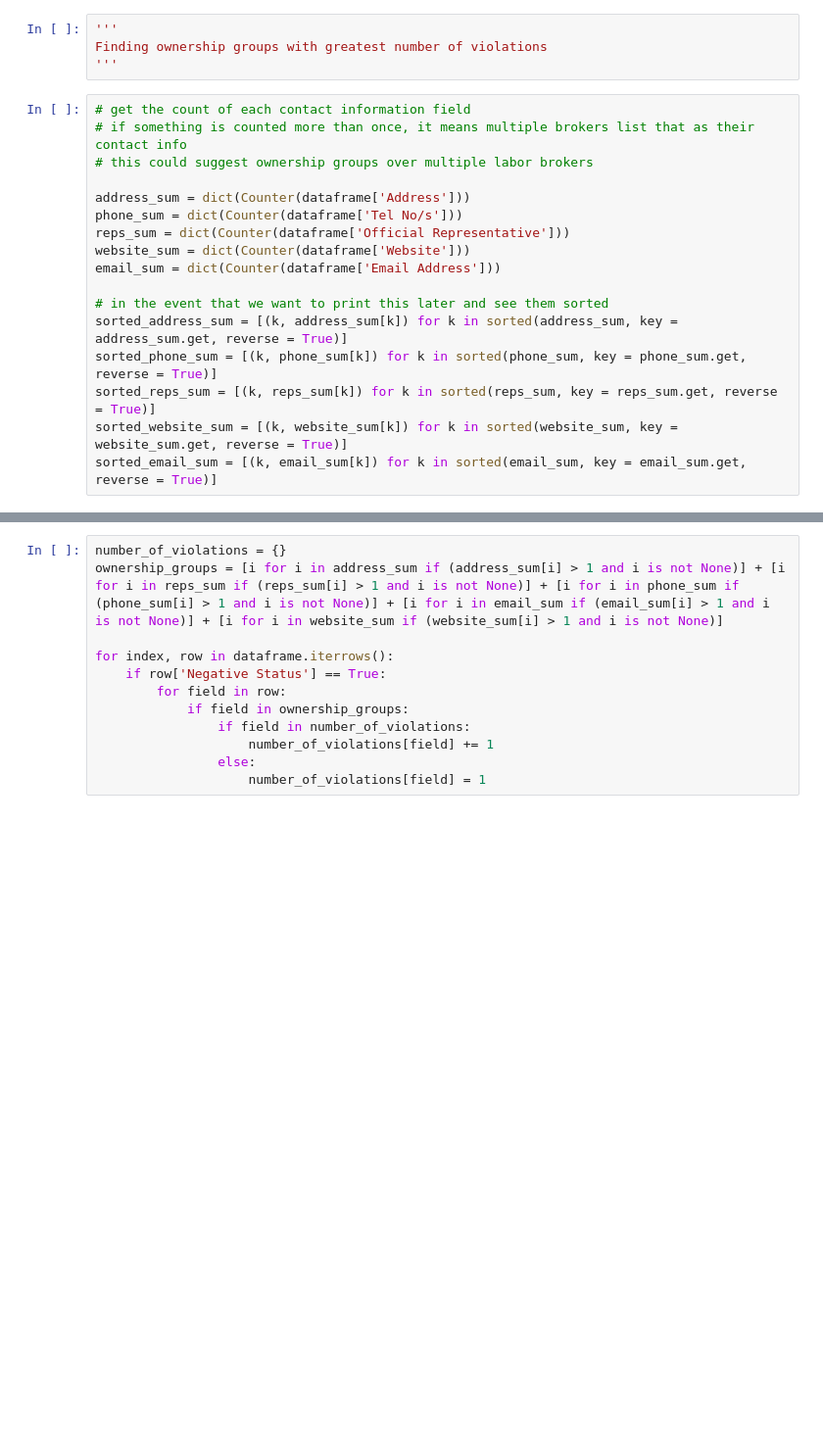
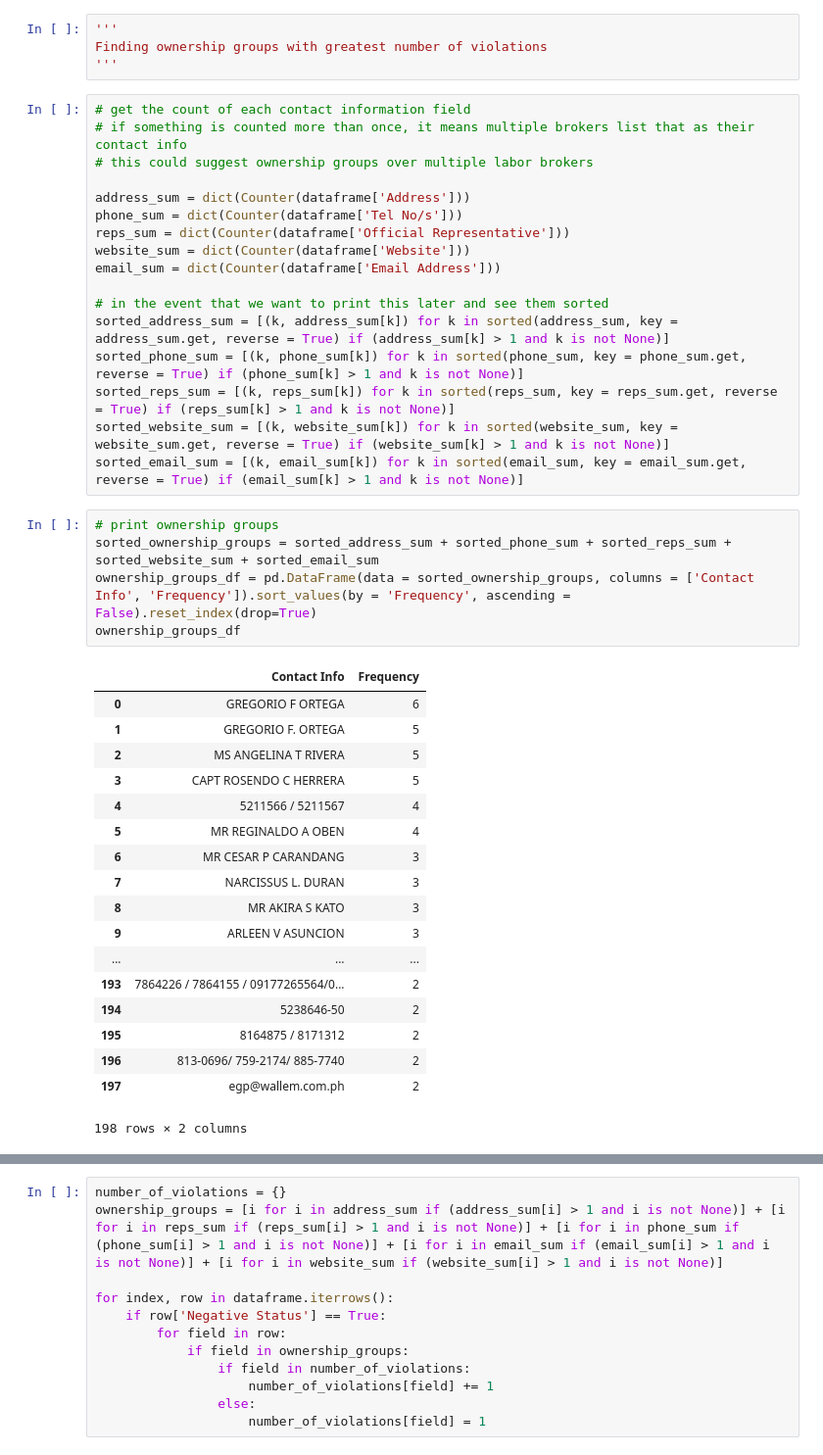
Before and after one commit to shahrezjan/CS506-Data-Mongers, a Jupyter notebook: Data_Exploration.ipynb, the cells around one changed output, grey strips where cells are left out. Shown: that part at 98% size. Saved outputs shown, nothing was run; the diff lists cells and outputs as text; blank space fills up the shorter version.

Commit message:
add table of overlapping contact info and the amount of times it appears

```diff
--- a/Data_Exploration.ipynb
+++ b/Data_Exploration.ipynb
@@ -688,8 +688,32 @@ website_sum = dict(Counter(dataframe['Website']))
 email_sum = dict(Counter(dataframe['Email Address']))
 
 # in the event that we want to print this later and see them sorted
-sorted_address_sum = [(k, address_sum[k]) for k in sorted(address_sum, key = address_sum.get, reverse = True)]
-sorted_phone_sum = [(k, phone_sum[k]) for k in sorted(phone_sum, key = phone_sum.get, reverse = True)]
-sorted_reps_sum = [(k, reps_sum[k]) for k in sorted(reps_sum, key = reps_sum.get, reverse = True)]
-sorted_website_sum = [(k, website_sum[k]) for k in sorted(website_sum, key = website_sum.get, reverse = True)]
-sorted_email_sum = [(k, email_sum[k]) for k in sorted(email_sum, key = email_sum.get, reverse = True)]
+sorted_address_sum = [(k, address_sum[k]) for k in sorted(address_sum, key = address_sum.get, reverse = True) if (address_sum[k] > 1 and k is not None)]
+sorted_phone_sum = [(k, phone_sum[k]) for k in sorted(phone_sum, key = phone_sum.get, reverse = True) if (phone_sum[k] > 1 and k is not None)]
+sorted_reps_sum = [(k, reps_sum[k]) for k in sorted(reps_sum, key = reps_sum.get, reverse = True) if (reps_sum[k] > 1 and k is not None)]
+sorted_website_sum = [(k, website_sum[k]) for k in sorted(website_sum, key = website_sum.get, reverse = True) if (website_sum[k] > 1 and k is not None)]
+sorted_email_sum = [(k, email_sum[k]) for k in sorted(email_sum, key = email_sum.get, reverse = True) if (email_sum[k] > 1 and k is not None)]
+# %%
+# print ownership groups
+sorted_ownership_groups = sorted_address_sum + sorted_phone_sum + sorted_reps_sum + sorted_website_sum + sorted_email_sum
+ownership_groups_df = pd.DataFrame(data = sorted_ownership_groups, columns = ['Contact Info', 'Frequency']).sort_values(by = 'Frequency', ascending = False).reset_index(drop=True)
+ownership_groups_df
+# %% [output]
+|  | Contact Info | Frequency |
+| 0 | GREGORIO F ORTEGA | 6 |
+| 1 | GREGORIO F. ORTEGA | 5 |
+| 2 | MS ANGELINA T RIVERA | 5 |
+| 3 | CAPT ROSENDO C HERRERA | 5 |
+| 4 | 5211566 / 5211567 | 4 |
+| 5 | MR REGINALDO A OBEN | 4 |
+| 6 | MR CESAR P CARANDANG | 3 |
+| 7 | NARCISSUS L. DURAN | 3 |
+| 8 | MR AKIRA S KATO | 3 |
+| 9 | ARLEEN V ASUNCION | 3 |
+| ... | ... | ... |
+| 193 | 7864226 / 7864155 / 09177265564/0... | 2 |
+| 194 | 5238646-50 | 2 |
+| 195 | 8164875 / 8171312 | 2 |
+| 196 | 813-0696/ 759-2174/ 885-7740 | 2 |
+| 197 | egp@wallem.com.ph | 2 |
+198 rows × 2 columns
```
Also changed, not shown: parts of 3 cells of this notebook.
